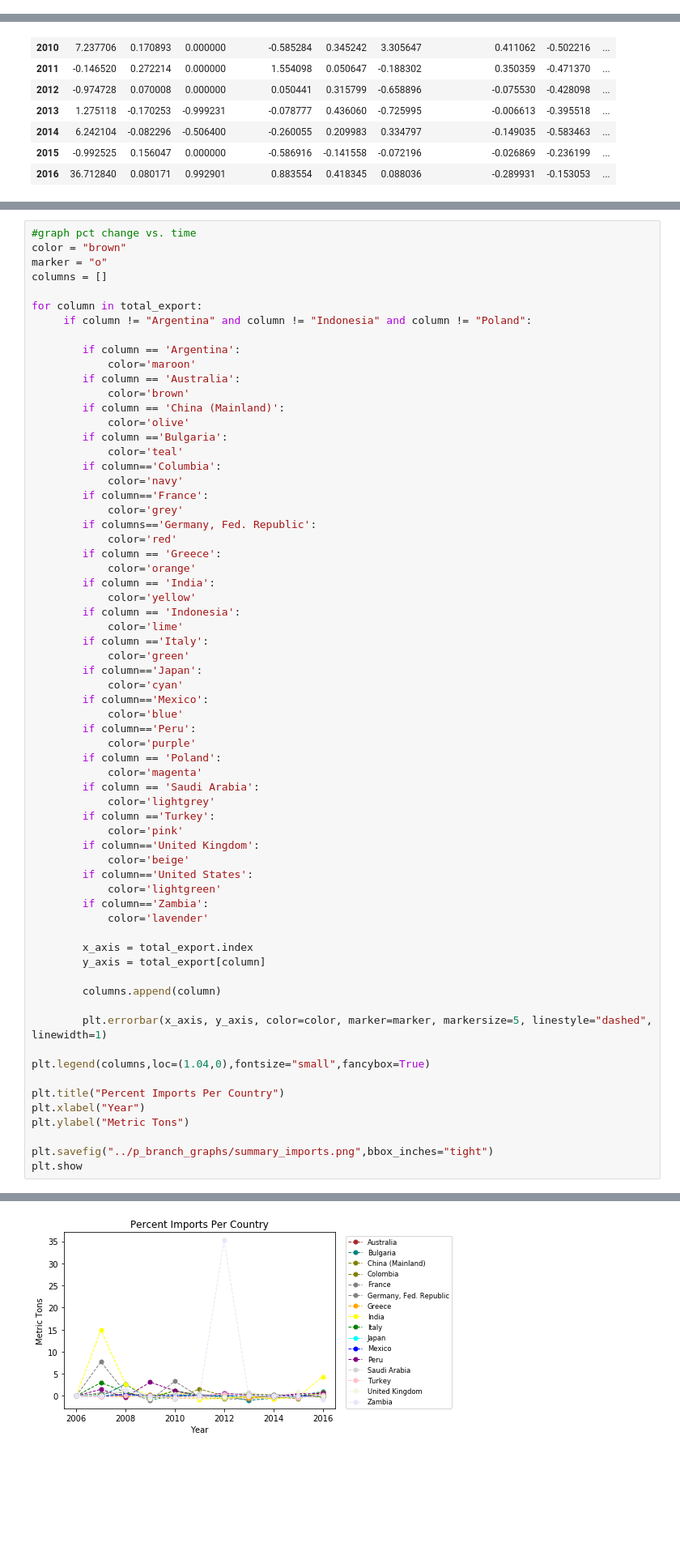
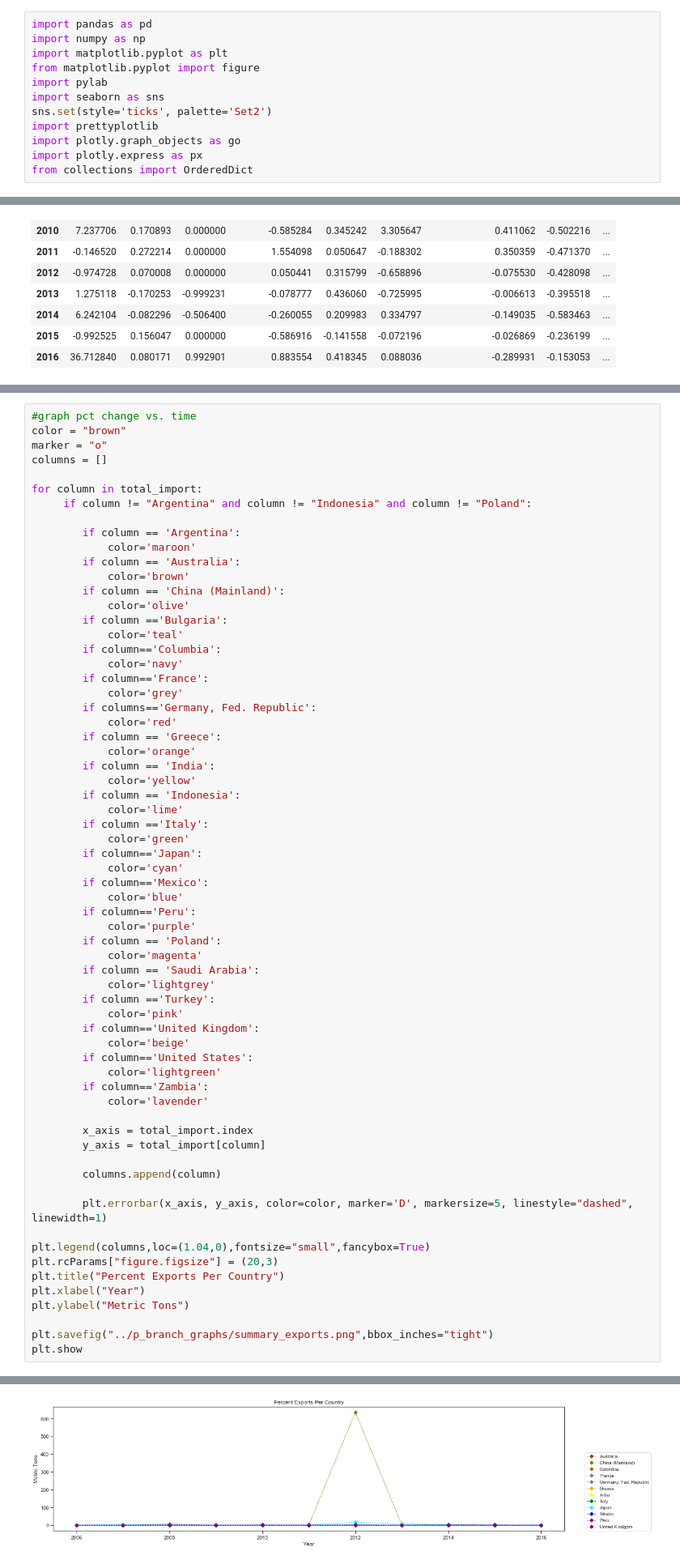
Before and after one commit to cmboone2005/Project1, a Jupyter notebook: DataSets/Import-Export-Graphs.ipynb, the cells around one changed output, grey strips where cells are left out. Shown: that part at 81% size. Cells and saved outputs as stored; diff of their text form; blank space fills up the shorter version.

Commit message:
commit final graphs

```diff
--- a/DataSets/Import-Export-Graphs.ipynb
+++ b/DataSets/Import-Export-Graphs.ipynb
@@ -5,3 +1,15 @@ import matplotlib.pyplot as plt
+# %%
+import pandas as pd
+import numpy as np
+import matplotlib.pyplot as plt
+from matplotlib.pyplot import figure
+import pylab
+import seaborn as sns
+sns.set(style='ticks', palette='Set2')
+import prettyplotlib
+import plotly.graph_objects as go
+import plotly.express as px
+from collections import OrderedDict
 # %%
 # load in datasets
 conversion_new_load_import = "final_clean_imports.csv"
@@ -167,7 +255,7 @@ color = "brown"
 marker = "o"
 columns = []
 
-for column in total_export:
+for column in total_import:
      if column != "Argentina" and column != "Indonesia" and column != "Poland":
 
         if column == 'Argentina':
@@ -195,37 +283,37 @@ for column in total_export:
         if column=='Japan':
             color='cyan'
         if column=='Mexico':
             color='blue'
         if column=='Peru':
             color='purple'
         if column == 'Poland':
             color='magenta'
         if column == 'Saudi Arabia':
             color='lightgrey'
         if column =='Turkey':
             color='pink'
         if column=='United Kingdom':
             color='beige'
         if column=='United States':
             color='lightgreen'
         if column=='Zambia':
             color='lavender'
 
-        x_axis = total_export.index
-        y_axis = total_export[column]
+        x_axis = total_import.index
+        y_axis = total_import[column]
 
         columns.append(column)
 
-        plt.errorbar(x_axis, y_axis, color=color, marker=marker, markersize=5, linestyle="dashed", linewidth=1)
+        plt.errorbar(x_axis, y_axis, color=color, marker='D', markersize=5, linestyle="dashed", linewidth=1)
 
 plt.legend(columns,loc=(1.04,0),fontsize="small",fancybox=True)
-
-plt.title("Percent Imports Per Country")
+plt.rcParams["figure.figsize"] = (20,3)
+plt.title("Percent Exports Per Country")
 plt.xlabel("Year")
 plt.ylabel("Metric Tons")
 
-plt.savefig("../p_branch_graphs/summary_imports.png",bbox_inches="tight")
+plt.savefig("../p_branch_graphs/summary_exports.png",bbox_inches="tight")
 plt.show
 # %% [output]
 <function matplotlib.pyplot.show(*args, **kw)>
-[figure, old version]
+[figure, new version]
```
Also changed, not shown: parts of 3 cells of this notebook, 7 other files.
